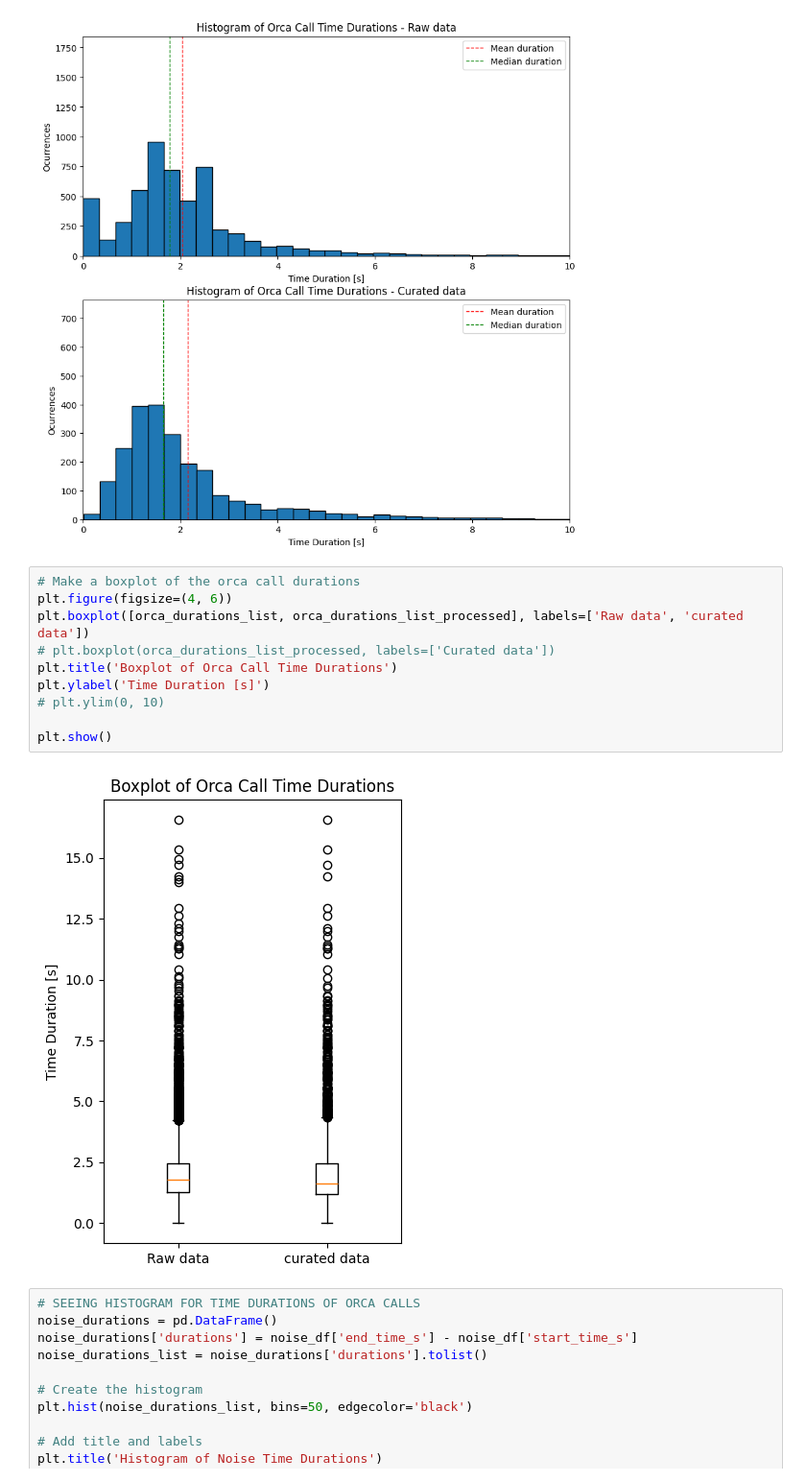
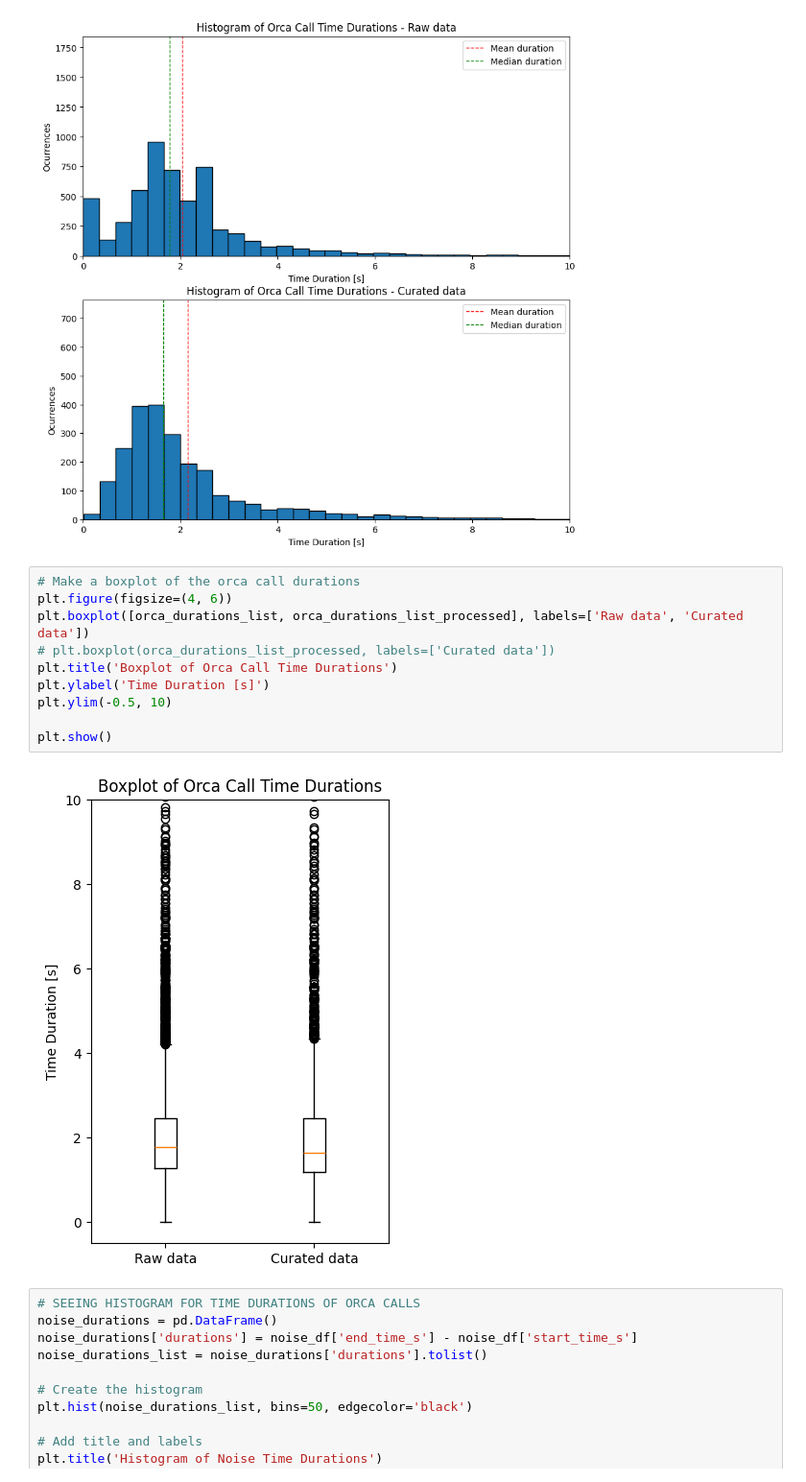
Before and after one commit to Denolle-Lab/OrcaSeis, a Jupyter notebook: data_cleaning.ipynb, the cells around one changed output. Shown at 96% size. Saved outputs shown, nothing was run; the diff lists cells and outputs as text.

```diff
--- a/data_cleaning.ipynb
+++ b/data_cleaning.ipynb
@@ -305,15 +305,15 @@ plt.show()
 # %%
 # Make a boxplot of the orca call durations
 plt.figure(figsize=(4, 6))
-plt.boxplot([orca_durations_list, orca_durations_list_processed], labels=['Raw data', 'curated data'])
+plt.boxplot([orca_durations_list, orca_durations_list_processed], labels=['Raw data', 'Curated data'])
 # plt.boxplot(orca_durations_list_processed, labels=['Curated data'])
 plt.title('Boxplot of Orca Call Time Durations')
 plt.ylabel('Time Duration [s]')
-# plt.ylim(0, 10)
+plt.ylim(-0.5, 10)
 
 plt.show()
 # %% [output]
-[figure, old version]
+[figure, new version]
 # %%
 # SEEING HISTOGRAM FOR TIME DURATIONS OF ORCA CALLS
 noise_durations = pd.DataFrame()
```
Also changed, not shown: 1 other file.
